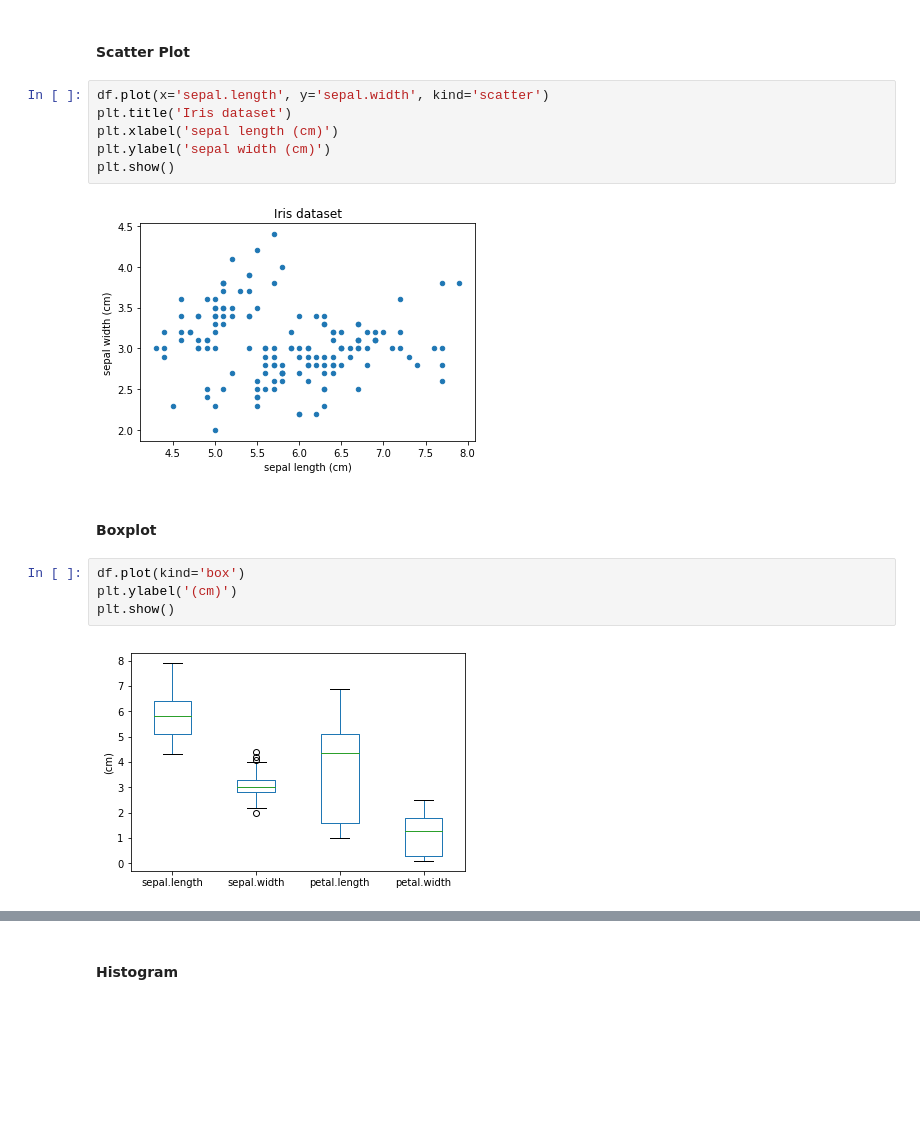
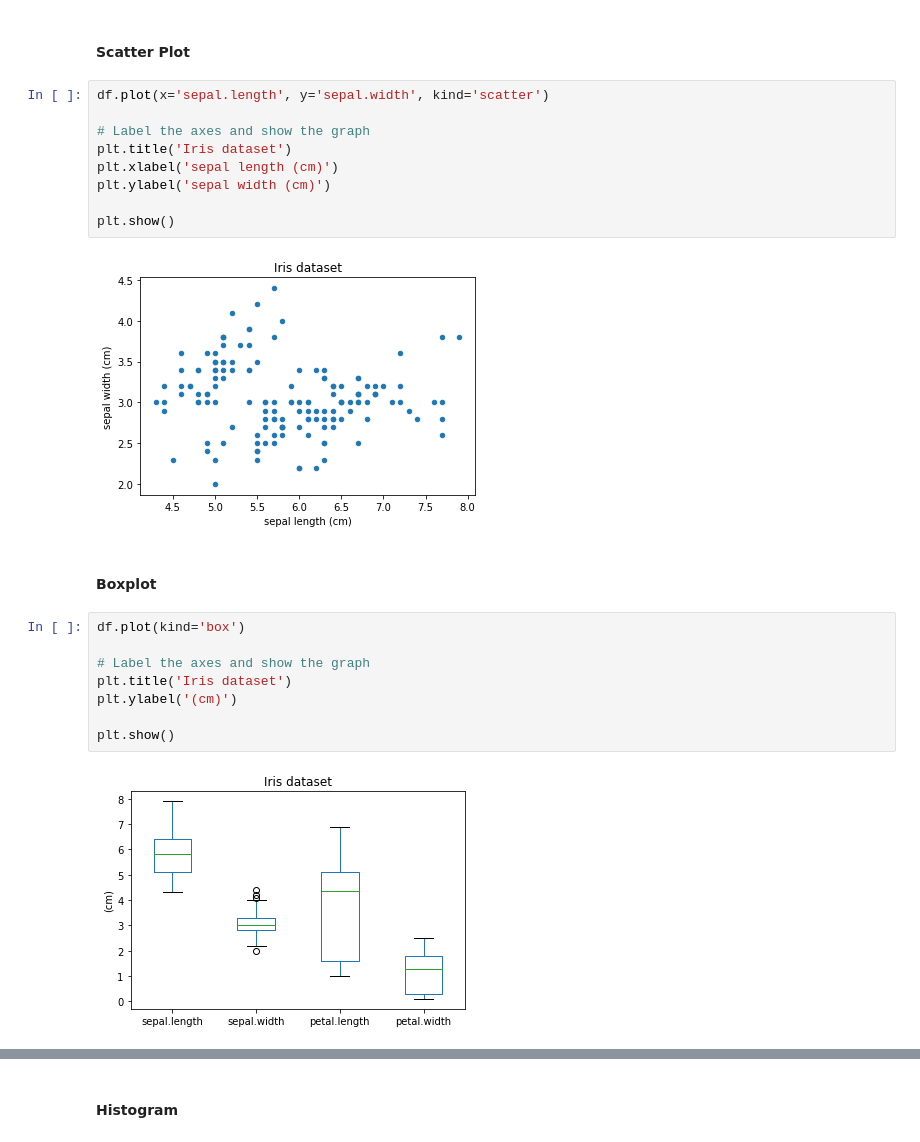
Before and after one commit to kaymal/python-teach, a Jupyter notebook: Python for Data Science/Data Analysis with Pandas.ipynb, the cells around one changed output, grey strips where cells are left out. Saved outputs shown, nothing was run; the diff lists cells and outputs as text; blank space fills up the shorter version.

```diff
--- a/Python for Data Science/Data Analysis with Pandas.ipynb
+++ b/Python for Data Science/Data Analysis with Pandas.ipynb
@@ -189,9 +189,12 @@ import matplotlib.pyplot as plt
 #### Scatter Plot
 # %%
 df.plot(x='sepal.length', y='sepal.width', kind='scatter')
+
+# Label the axes and show the graph
 plt.title('Iris dataset')
 plt.xlabel('sepal length (cm)')
 plt.ylabel('sepal width (cm)')
+
 plt.show()
 # %% [output]
 [figure]
@@ -199,8 +202,12 @@ plt.show()
 #### Boxplot
 # %%
 df.plot(kind='box')
+
+# Label the axes and show the graph
+plt.title('Iris dataset')
 plt.ylabel('(cm)')
+
 plt.show()
 # %% [output]
-[figure, old version]
+[figure, new version]
 # %%
```
Also changed, not shown: parts of 8 cells of this notebook.
